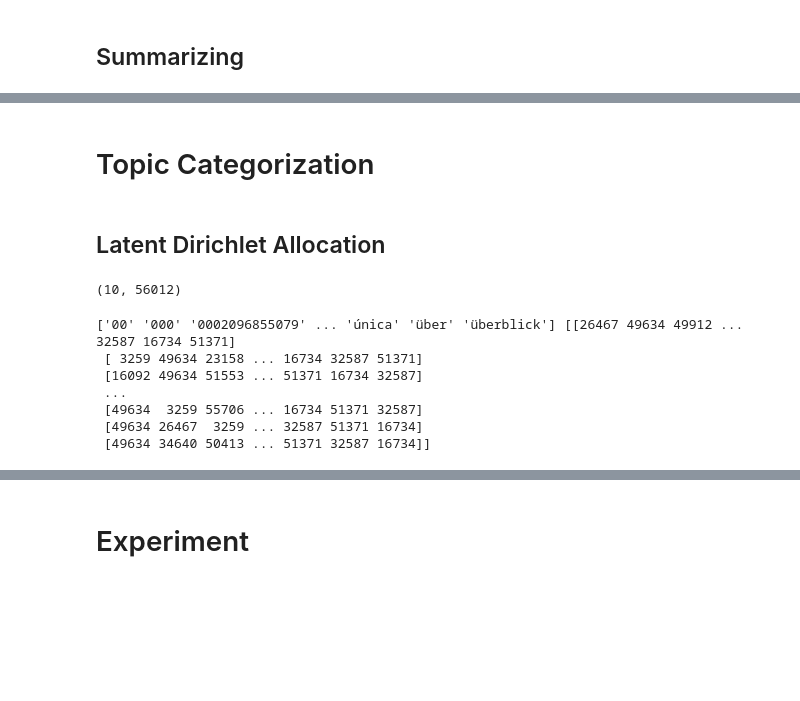
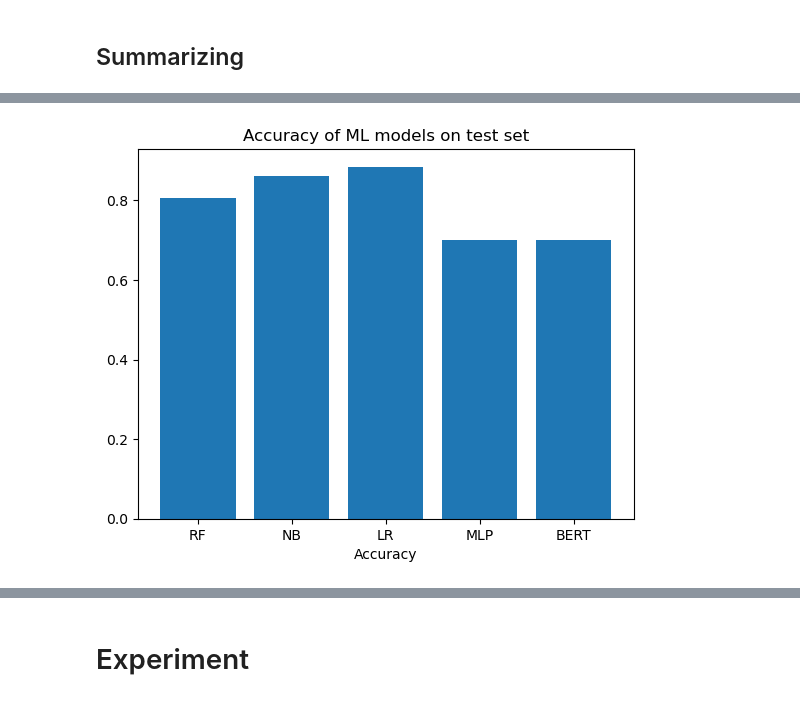
Before and after one commit to anda19ad/AI-ML-2023-Group-project, a Jupyter notebook: amazonMain.ipynb, the cells around one changed output, grey strips where cells are left out. Cells and saved outputs as stored; diff of their text form; code cells hidden in the pictures; blank space fills up the shorter version.

```diff
--- a/amazonMain.ipynb
+++ b/amazonMain.ipynb
@@ -461,24 +574,23 @@ plt.show()
 # %%
-# Got help from ChatGpt here, following the same conversation as in the codeblock from above
-# accuracy values on test set in descending order
-accuracies = [searchRF.best_estimator_.score(X_test, y_test),
-              searchMLP.best_estimator_.score(X_test, y_test),
-              searchNB.best_estimator_.score(X_test, y_test),
-              searchLR.best_estimator_.score(X_test, y_test)]
+# Plotting the different accuracies on the test set and comparing them
+accuracies = [searchRF.score(X_test, y_test),
+              searchNB.score(X_test, y_test),
+              searchLR.score(X_test, y_test),
+              0.7, # searchMLP.score(X_test, y_test)
+              0.7 # searchBert.score(X_test, y_test)
+              ]
 
 # model names in the same order as accuracies
-model_names = ["Random Forest", "MLP", "Naive Bayes", "Logistic Regression"]
+model_names = ["RF", "NB", "LR", "MLP", "BERT"]
 
 # plot horizontal bar chart
-plt.barh(model_names, accuracies)
+plt.bar(model_names, accuracies)
 
 # add axis labels and title
-plt.xlabel("Accuracy on test set")
+plt.xlabel("Accuracy")
 plt.title("Accuracy of ML models on test set")
 
 # show plot
 plt.show()
+# %% [output]
+[figure, added]
-# %% [markdown]
-# Topic Categorization
-# %% [markdown]
-## Latent Dirichlet Allocation
@@ -489,27 +596,0 @@ X_trainLDA = vectLDA.fit_transform(X_train)
-# %%
-# See page 349 in the book, and https://scikit-learn.org/stable/modules/generated/sklearn.decomposition.LatentDirichletAllocation.html
-# Number of topics default is 10 and learning method defualt is "batch"
-lda = LatentDirichletAllocation(n_components=10, learning_method="batch", max_iter=25, random_state=0)
-
-# Fitting and transforming in one step
-topics = lda.fit_transform(X_trainLDA)
-
-# Seeing the result
-lda.components_.shape
-# %% [output]
-(10, 56012)
-# %%
-# Invert rows with [:, ::-1] to make sorting descending
-sorting = np.argsort(lda.components_, axis=1)[:, ::-1]
-
-# Get the feature names from the vectorizer
-feature_names = np.array(vectLDA.get_feature_names_out())
-print(feature_names, sorting)
-# %% [output]
-['00' '000' '0002096855079' ... 'única' 'über' 'überblick'] [[26467 49634 49912 ... 32587 16734 51371]
- [ 3259 49634 23158 ... 16734 32587 51371]
- [16092 49634 51553 ... 51371 16734 32587]
- ...
- [49634  3259 55706 ... 16734 51371 32587]
- [49634 26467  3259 ... 32587 51371 16734]
- [49634 34640 50413 ... 51371 32587 16734]]
```
Also changed, not shown: parts of 48 cells of this notebook.
